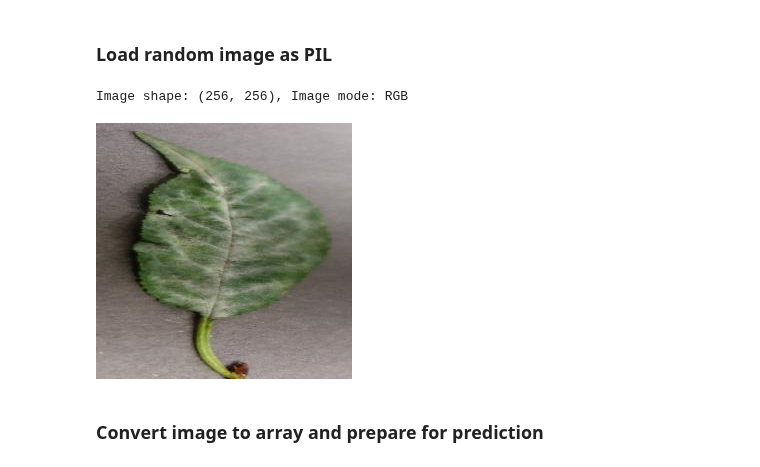
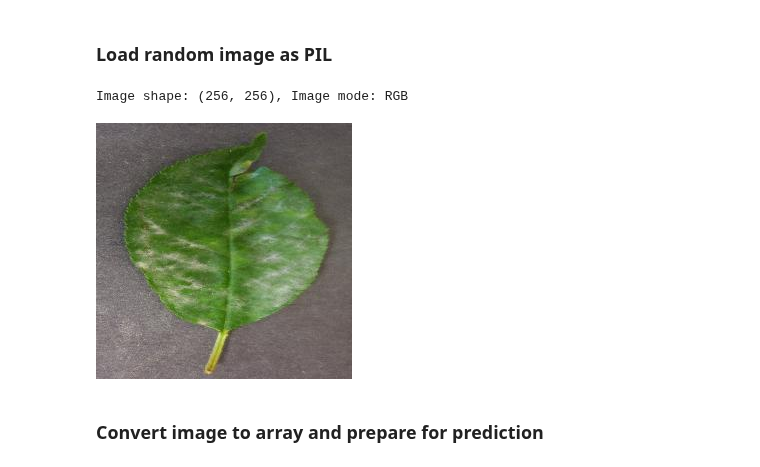
Before and after one commit to cla-cif/Cherry-Powdery-Mildew-Detector, a Jupyter notebook: jupyter_notebooks/ModellingEvaluating2.ipynb, the cells around one changed output. Cells and saved outputs as stored; diff of their text form; code cells hidden in the pictures.

```diff
--- a/jupyter_notebooks/ModellingEvaluating2.ipynb
+++ b/jupyter_notebooks/ModellingEvaluating2.ipynb
@@ -528,16 +528,16 @@ joblib.dump(value=evaluation,
 # %%
 from tensorflow.keras.preprocessing import image
 
-pointer = 256
-label = labels[1]  # select healthy or powdery_mildew
+pointer = 421
+label = labels[1] # select healthy or powdery_mildew
 
 pil_image = image.load_img(test_path + '/' + label + '/' + os.listdir(test_path+'/' + label)[pointer],
                            target_size=image_shape, color_mode='rgb')
 print(f'Image shape: {pil_image.size}, Image mode: {pil_image.mode}')
 pil_image
 # %% [output]
 Image shape: (256, 256), Image mode: RGB
-[figure, old version]
+[figure, new version]
 # %% [markdown]
 ### Convert image to array and prepare for prediction
 # %%
```
Also changed, not shown: parts of 11 cells of this notebook, 4 other files.
